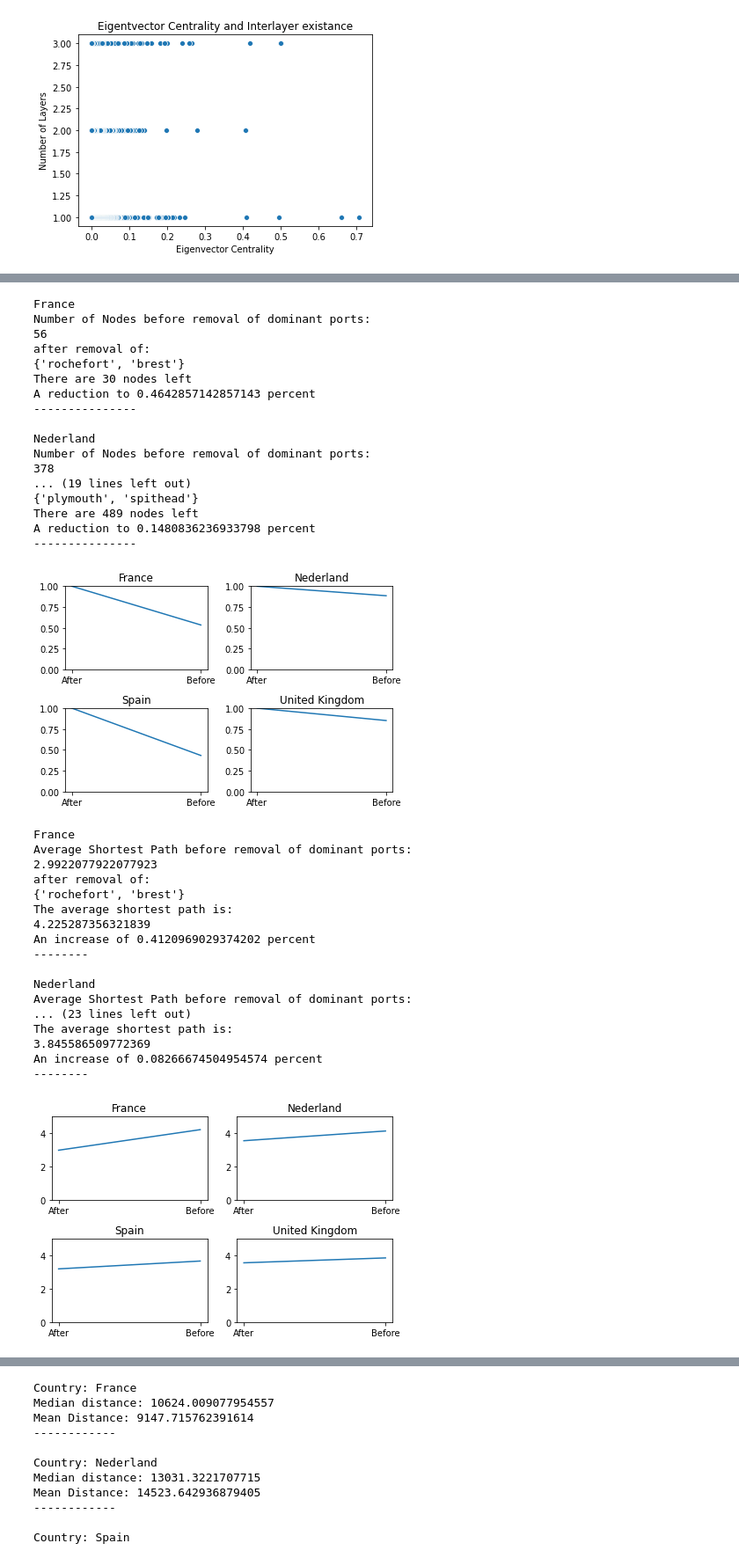
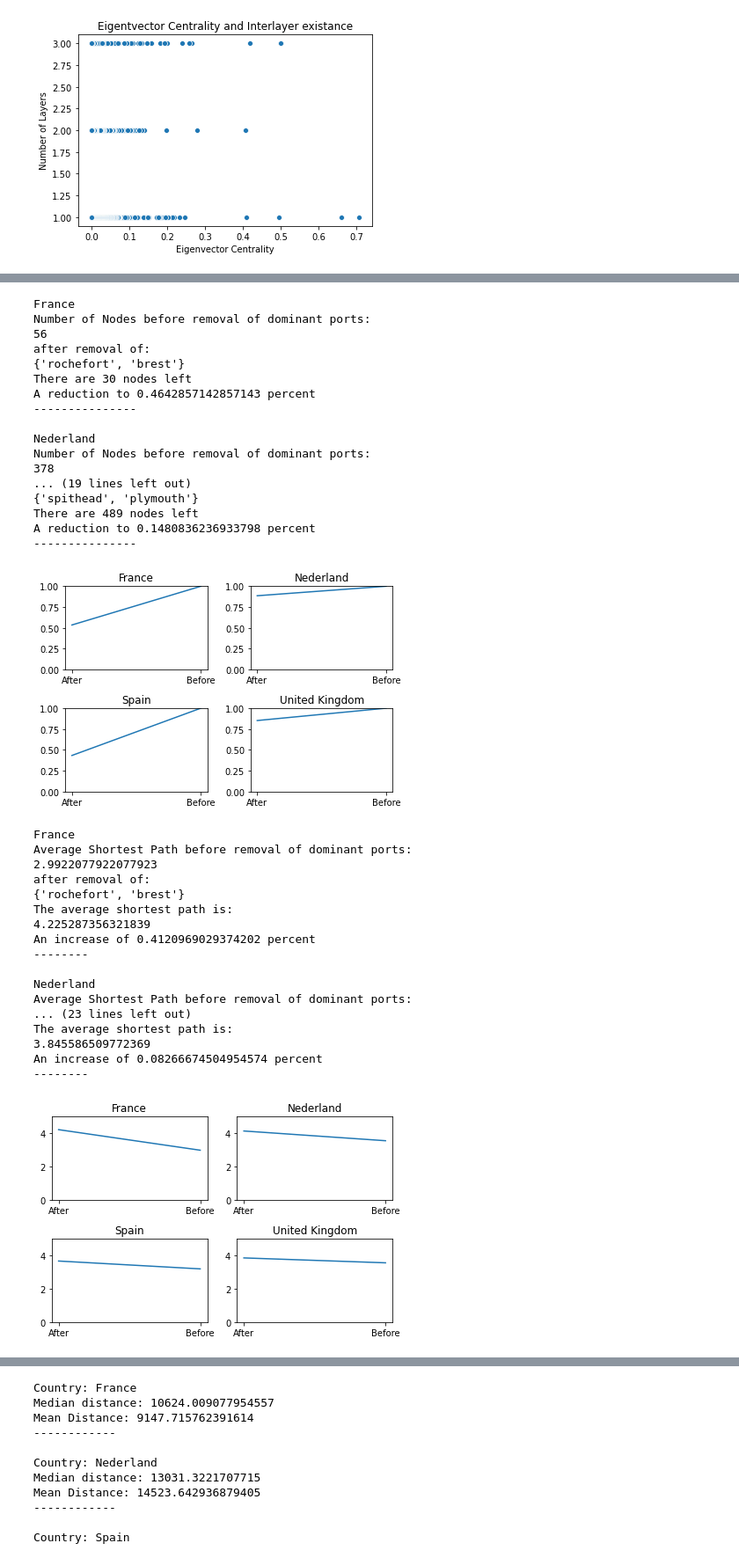
Before and after one commit to hewa55/network_submission2, a Jupyter notebook: analysis.ipynb, the cells around one changed output, grey strips where cells are left out. Shown at 88% size. Saved outputs shown, nothing was run; the diff lists cells and outputs as text; code cells hidden in the pictures.

```diff
--- a/analysis.ipynb
+++ b/analysis.ipynb
@@ -214,7 +201,7 @@ NameError: name 'locations_found' is not defined
 # if using a saved object
 #pickle.dump(locations_found,open( "locs.p", "wb" ))
 # %%
-#locations_found = pickle.load( open( "locs.p", "rb" ))
+locations_found = pickle.load( open( "locs.p", "rb" ))
 # %%
 import json
 
@@ -531,7 +521,7 @@ for x in range(len(k)):
         print("There are %s nodes left" % after)
         reduction = 1-float(after)/before
         print("A reduction to %s percent" % reduction)
-        sns.lineplot(x=["After","Before"],y=[before/float(before),float(after)/before], ax= axl[x])
+        sns.lineplot(x=["After","Before"],y=[float(after)/before,before/float(before)], ax= axl[x])
         axl[x].set_ylim([0,1])
         axl[x].set_title(k[x])
     else:
@@ -553,11 +543,11 @@ Nederland
 Number of Nodes before removal of dominant ports:
 378
 ... (19 lines left out)
-{'plymouth', 'spithead'}
+{'spithead', 'plymouth'}
 There are 489 nodes left
 A reduction to 0.1480836236933798 percent
 ---------------
-[figure, old version]
+[figure, new version]
 # %%
 fig, ax = plt.subplots(nrows=2, ncols=2)
 axl = [j for sub in ax for j in sub]
@@ -593,35 +583,35 @@ for x in range(len(k)):
         print("The average shortest path is:")
         print(after)
         increase = float(after)/before-1
         print("An increase of %s percent" %increase)
-        sns.lineplot(x=["After","Before"],y=[before,after], ax= axl[x])
+        sns.lineplot(x=["Before","After"],y=[before,after], ax= axl[x])
         axl[x].set_ylim([0,5])
         axl[x].set_title(k[x])
 
     else:
         print("not connected anymore")
     print("--------")
     print("")
 plt.tight_layout()
 # %% [output]
 France
 Average Shortest Path before removal of dominant ports:
 2.9922077922077923
 after removal of:
 {'rochefort', 'brest'}
 The average shortest path is:
 4.225287356321839
 An increase of 0.4120969029374202 percent
 --------
 
 Nederland
 Average Shortest Path before removal of dominant ports:
 ... (23 lines left out)
 The average shortest path is:
 3.845586509772369
 An increase of 0.08266674504954574 percent
 --------
-[figure, old version]
+[figure, new version]
 # %%
 # H3 The median distance of the countries vary greatly.
 print("H3 The travel distances of the countries vary greatly.")
```
Also changed, not shown: parts of 12 cells of this notebook, 1 other file.
